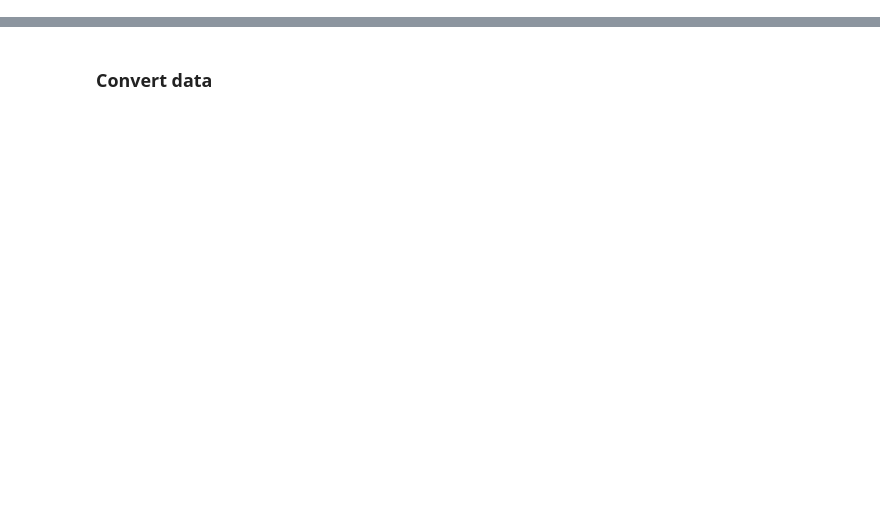
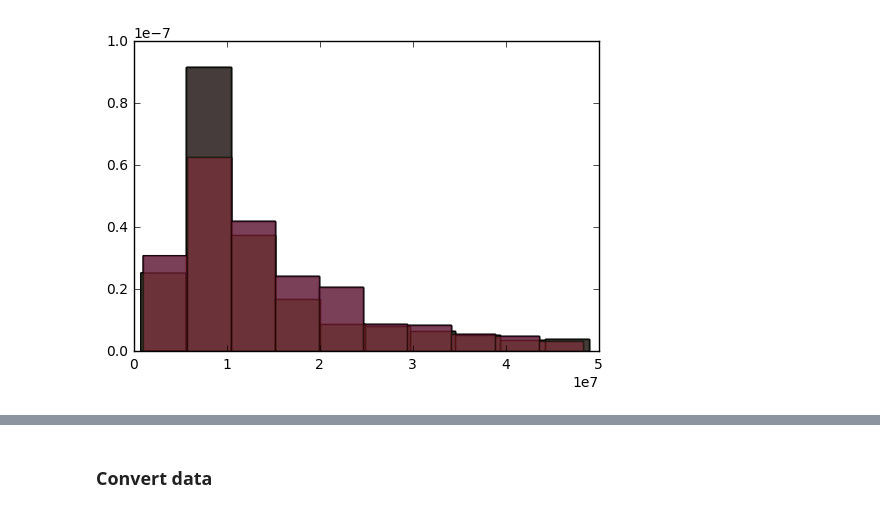
Before and after one commit to gkuzn/cian_parser, a Jupyter notebook: Analys.ipynb, the cells around one changed output, grey strips where cells are left out. Drawn from its saved outputs; the diff is of its cells as text; code cells hidden in the pictures; blank space fills up the shorter version.

```diff
--- a/Analys.ipynb
+++ b/Analys.ipynb
@@ -27,0 +73,7 @@ df = df.reset_index(drop=True)
+# %%
+out_filt = df['Price']<50e6
+for hour in range(24):
+    plt.hist(df[df['publication_date_time']==hour&out_filt]['Price'],alpha=0.3,normed=True)
+plt.show()
+# %% [output]
+[figure, added]
```
Also changed, not shown: parts of 31 cells of this notebook, 5 other files.
